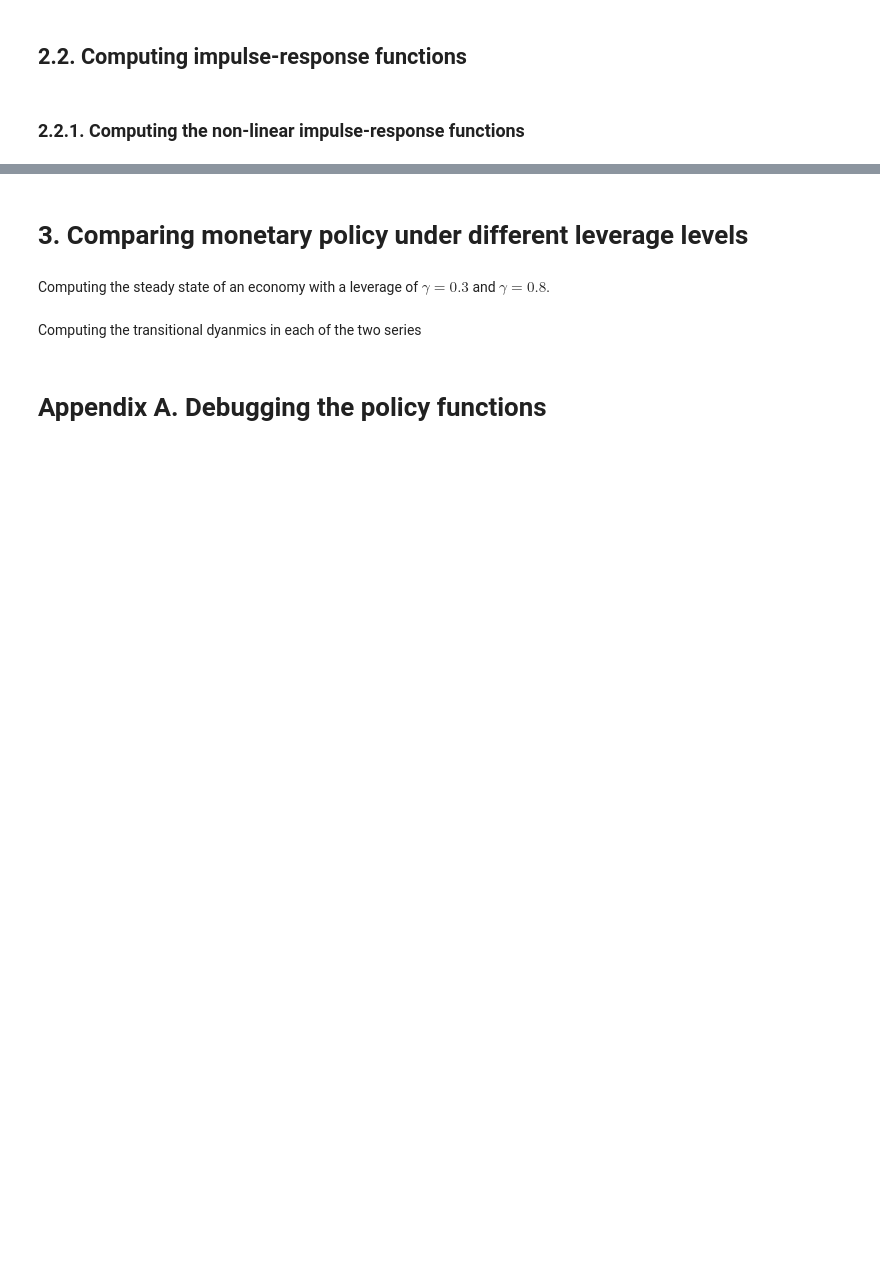
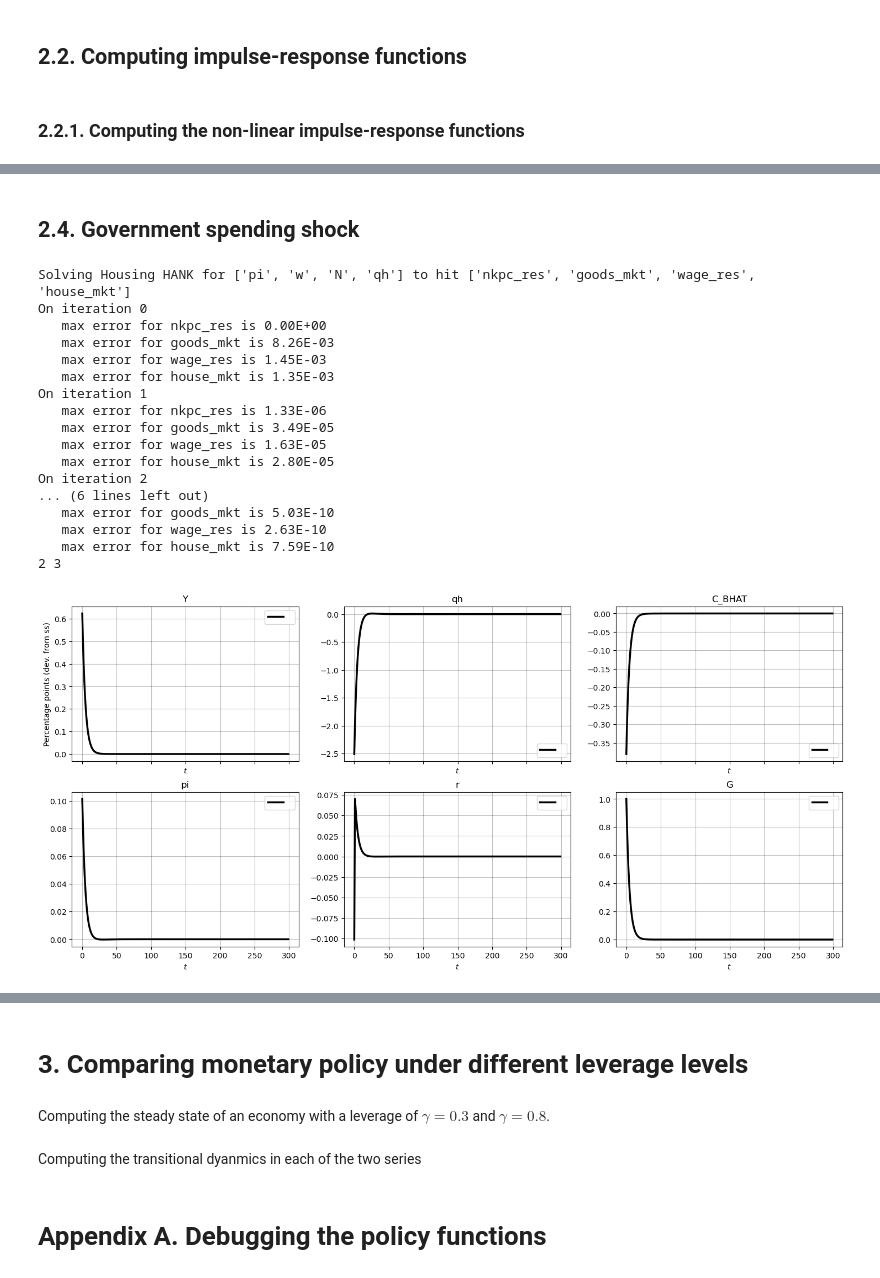
Before and after one commit to thom364e/sequence-jacobian, a Jupyter notebook: notebooks/housing_main_v2.ipynb, the cells around one changed output, grey strips where cells are left out. Cells and saved outputs as stored; diff of their text form; code cells hidden in the pictures; blank space fills up the shorter version.

```diff
--- a/notebooks/housing_main_v2.ipynb
+++ b/notebooks/housing_main_v2.ipynb
@@ -124,16 +93,17 @@ print(f"Outputs: {hank_ss.outputs}")
 # %%
-calibration = {'gamma': 0.8, 'theta': 0.89, 'sigma': 2.5, 'alpha': 2.0, 'bmax': 50,
+calibration = {'gamma': 0.8, 'theta': 0.89, 'sigma': 1.0, 'alpha': 2.0, 'bmin': 0.0, 'bmax': 50,
                'hmax': 5.0, 'kmax': 1, 'nB': 60, 'nH': 70, 'nK': 50, 'nZ': 3,
                'rho_z': 0.966, 'sigma_z': 0.92, 'N': 1.0, 'Z': 1.0, 'pi': 0.0, 'mu': 1.2,
-                'kappa': 0.1, 'rstar': 0.005, 'phi': 1.5, 'nu': 1.0, 'BBAR': 0.0, 'HBAR': 1.0}
+                'kappa': 0.1, 'rstar': 0.005, 'phi': 1.5, 'nu': 1.0, 'BBAR': 1.04, 'G': 0.0, 'HBAR': 1.0}
 
 calibration['theta'] = 0.96
-# calibration['theta'] = 0.97
-# calibration['BBAR'] = 1.0
+calibration['gamma'] = 0.5
 
 # Calibrated parameters: beta (for goods market clearing), qh (for house market clearing), phi (for the wage schedule), w (for the Philips curve)
 # unknowns_ss = {'beta': 0.986, 'varphi': 0.8, 'qh': 5.0}
-unknowns_ss = {'beta': 0.937266818342156, 'varphi': 0.8025483962473203, 'qh': 5.99193013178212}
+# unknowns_ss = {'beta': 0.937266818342156, 'varphi': 0.8025483962473203, 'qh': 5.99193013178212}
+
+unknowns_ss = {'beta': 0.9820312121081143, 'varphi': 0.8009274579844263, 'qh': 7.22403881392267}
 targets_ss = {'goods_mkt': 0, 'wage_res': 0, 'house_mkt': 0}
 
 ss0 = hank_ss.solve_steady_state(calibration, unknowns_ss, targets_ss, solver="hybr")
@@ -639,0 +639,34 @@ plt.show()
+# %% [markdown]
+## 2.4. Government spending shock
+# %%
+irfs = SimpleNamespace()
+# construct the shock path for rstar
+rho_G = 0.8
+rho_B = 0.9
+dG = 0.01 * rho_G ** np.arange(T)
+dB = np.cumsum(dG) * rho_B ** np.arange(T)
+shocks = {'G': dG, 'B': dB}
+
+irfs.Gshock = hank.solve_impulse_nonlinear(ss, unknowns, targets, shocks)
+
+utils.show_irfs([irfs.Gshock], ['Y', 'qh', 'C_BHAT',
+                                'pi', 'r', 'G'], labels=["High leverage", "Low leverage"], T_plot = T, figsize=(18,8))
+# %% [output]
+Solving Housing HANK for ['pi', 'w', 'N', 'qh'] to hit ['nkpc_res', 'goods_mkt', 'wage_res', 'house_mkt']
+On iteration 0
+   max error for nkpc_res is 0.00E+00
+   max error for goods_mkt is 8.26E-03
+   max error for wage_res is 1.45E-03
+   max error for house_mkt is 1.35E-03
+On iteration 1
+   max error for nkpc_res is 1.33E-06
+   max error for goods_mkt is 3.49E-05
+   max error for wage_res is 1.63E-05
+   max error for house_mkt is 2.80E-05
+On iteration 2
+... (6 lines left out)
+   max error for goods_mkt is 5.03E-10
+   max error for wage_res is 2.63E-10
+   max error for house_mkt is 7.59E-10
+2 3
+[figure, added]
```
Also changed, not shown: parts of 29 cells of this notebook, 2 other files.
